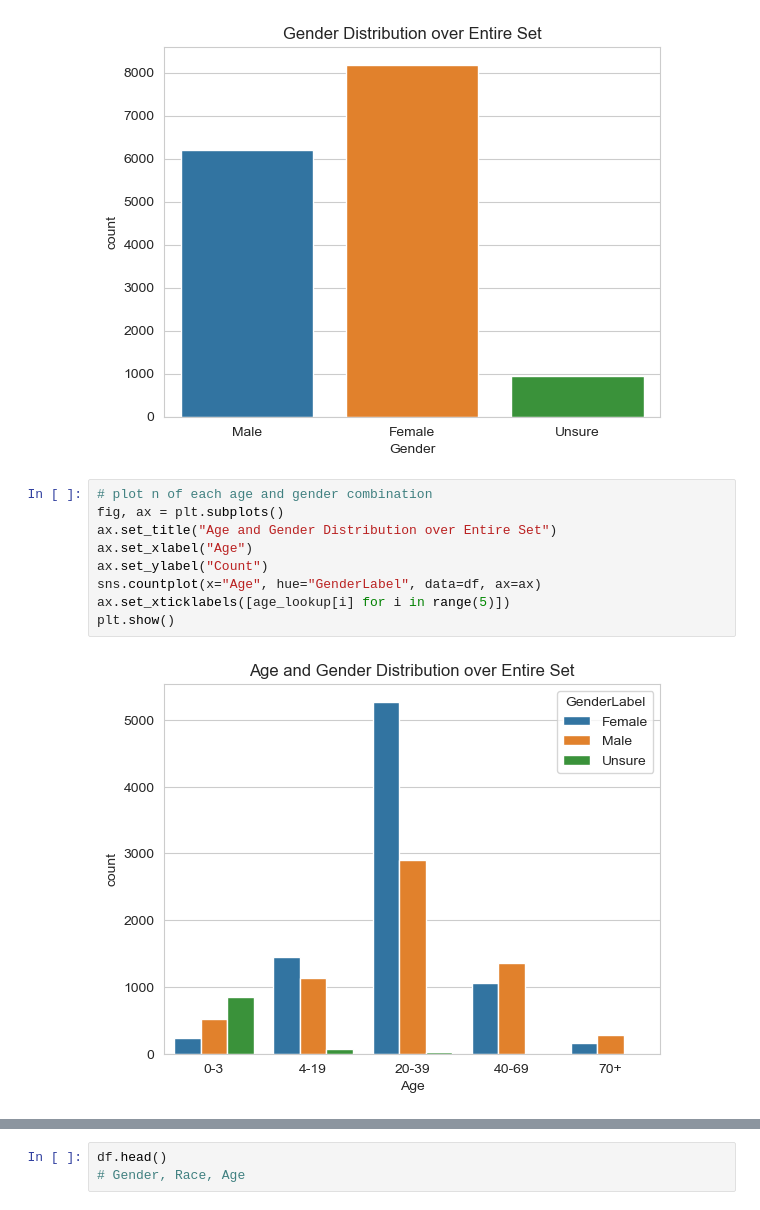
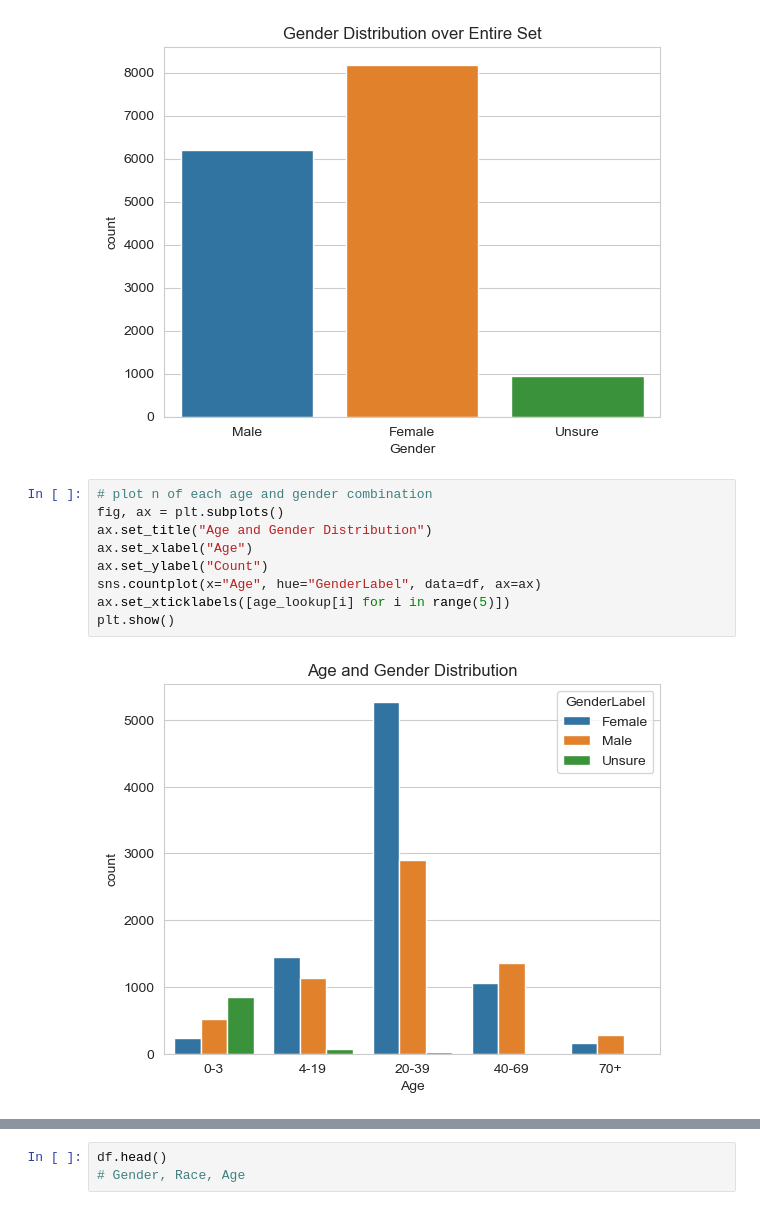
Before and after one commit to Lu-David/frowning-bias, a Jupyter notebook: notebooks/raf_eda.ipynb, the cells around one changed output, grey strips where cells are left out. Drawn from its saved outputs; the diff is of its cells as text.

```diff
--- a/notebooks/raf_eda.ipynb
+++ b/notebooks/raf_eda.ipynb
@@ -112,11 +112,11 @@ plt.show()
 # %%
 # plot n of each age and gender combination
 fig, ax = plt.subplots()
-ax.set_title("Age and Gender Distribution over Entire Set")
+ax.set_title("Age and Gender Distribution")
 ax.set_xlabel("Age")
 ax.set_ylabel("Count")
 sns.countplot(x="Age", hue="GenderLabel", data=df, ax=ax)
 ax.set_xticklabels([age_lookup[i] for i in range(5)])
 plt.show()
 # %% [output]
-[figure, old version]
+[figure, new version]
```
Also changed, not shown: parts of 11 cells of this notebook, 1 other file.
